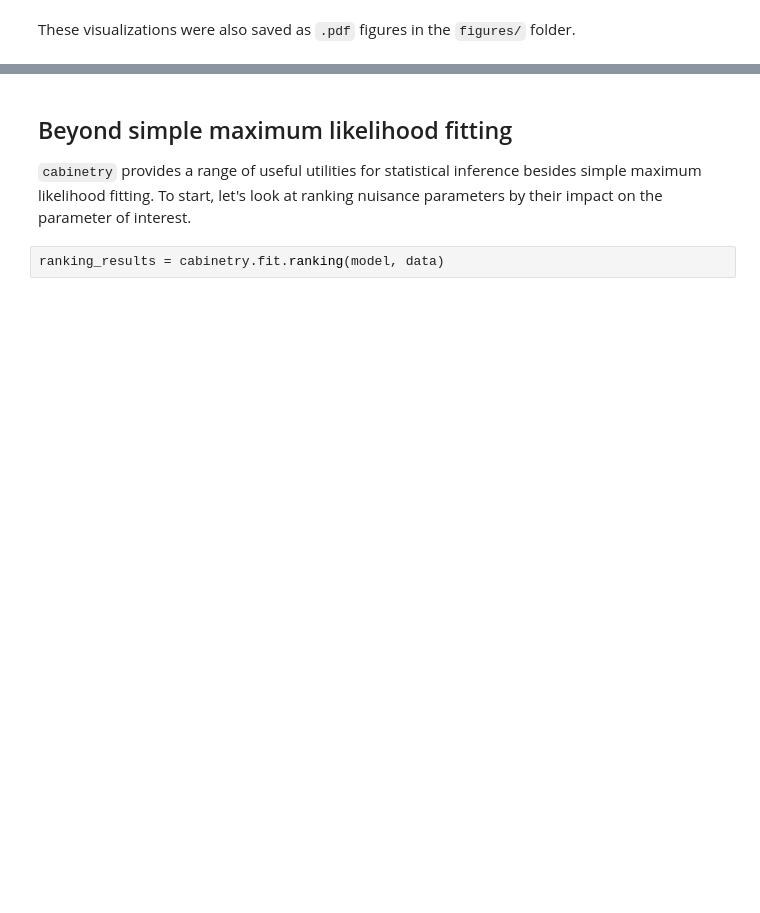
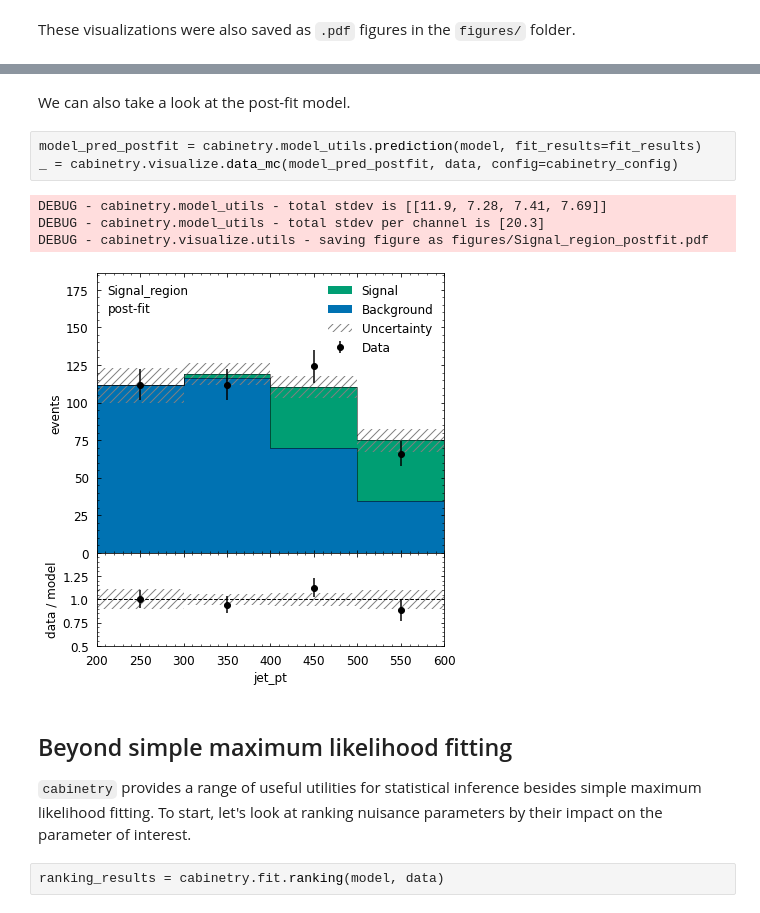
Before and after one commit to cabinetry/cabinetry-tutorials, a Jupyter notebook: example.ipynb, the cells around one changed output, grey strips where cells are left out. Drawn from its saved outputs; the diff is of its cells as text; blank space fills up the shorter version.

```diff
--- a/example.ipynb
+++ b/example.ipynb
@@ -291,3 +279,13 @@ DEBUG - cabinetry.contrib.matplotlib_visualize - saving figure as figures/Signal
+# %% [markdown]
+We can also take a look at the post-fit model.
+# %%
+model_pred_postfit = cabinetry.model_utils.prediction(model, fit_results=fit_results)
+_ = cabinetry.visualize.data_mc(model_pred_postfit, data, config=cabinetry_config)
+# %% [output]
+DEBUG - cabinetry.model_utils - total stdev is [[11.9, 7.28, 7.41, 7.69]]
+DEBUG - cabinetry.model_utils - total stdev per channel is [20.3]
+DEBUG - cabinetry.visualize.utils - saving figure as figures/Signal_region_postfit.pdf
+[figure, added]
 # %% [markdown]
 ## Beyond simple maximum likelihood fitting
 
```
Also changed, not shown: parts of 25 cells of this notebook, 3 other files.
